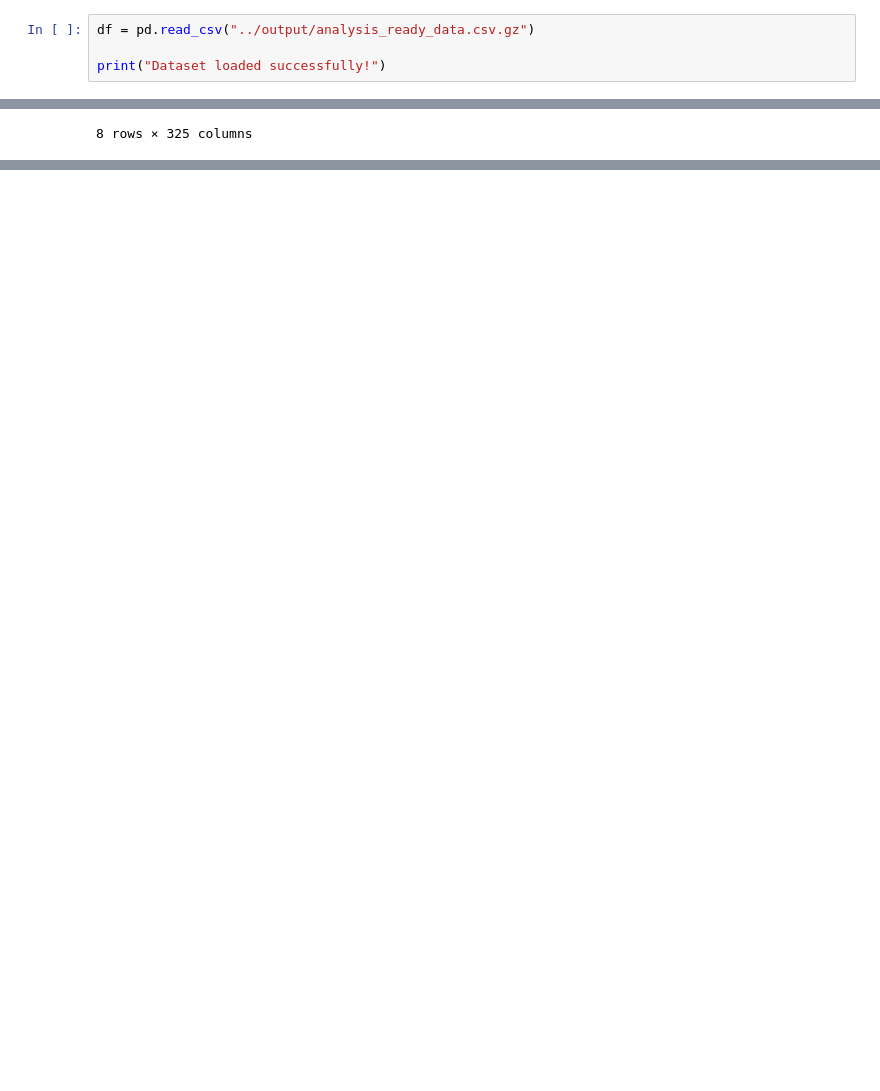
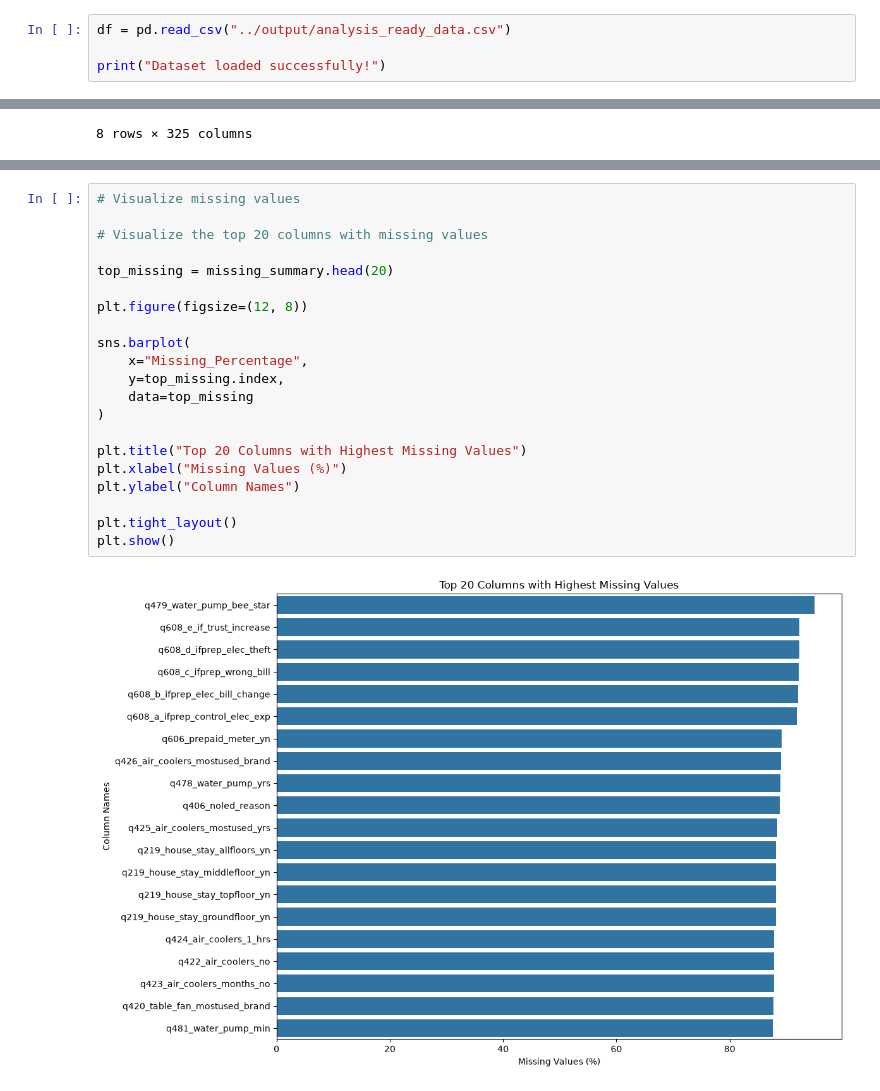
Before and after one commit to prithvee2k4/Grp3Miniproject, a Jupyter notebook: eda/eda_analysis.ipynb, the cells around one changed output, grey strips where cells are left out. Cells and saved outputs as stored; diff of their text form; blank space fills up the shorter version.

Commit message:
Complete EDA analysis and visualizations

```diff
--- a/eda/eda_analysis.ipynb
+++ b/eda/eda_analysis.ipynb
@@ -20,7 +20,7 @@ print("Libraries imported successfully!")
 # %% [output]
 Libraries imported successfully!
 # %%
-df = pd.read_csv("../output/analysis_ready_data.csv.gz")
+df = pd.read_csv("../output/analysis_ready_data.csv")
 
 print("Dataset loaded successfully!")
 # %% [output]
@@ -85,0 +235,23 @@ See https://pandas.pydata.org/docs/user_guide/migration-3-strings.html#string-mi
+# %%
+# Visualize missing values
+
+# Visualize the top 20 columns with missing values
+
+top_missing = missing_summary.head(20)
+
+plt.figure(figsize=(12, 8))
+
+sns.barplot(
+    x="Missing_Percentage",
+    y=top_missing.index,
+    data=top_missing
+)
+
+plt.title("Top 20 Columns with Highest Missing Values")
+plt.xlabel("Missing Values (%)")
+plt.ylabel("Column Names")
+
+plt.tight_layout()
+plt.show()
+# %% [output]
+[figure, added]
```
Also changed, not shown: parts of 175 cells of this notebook.
